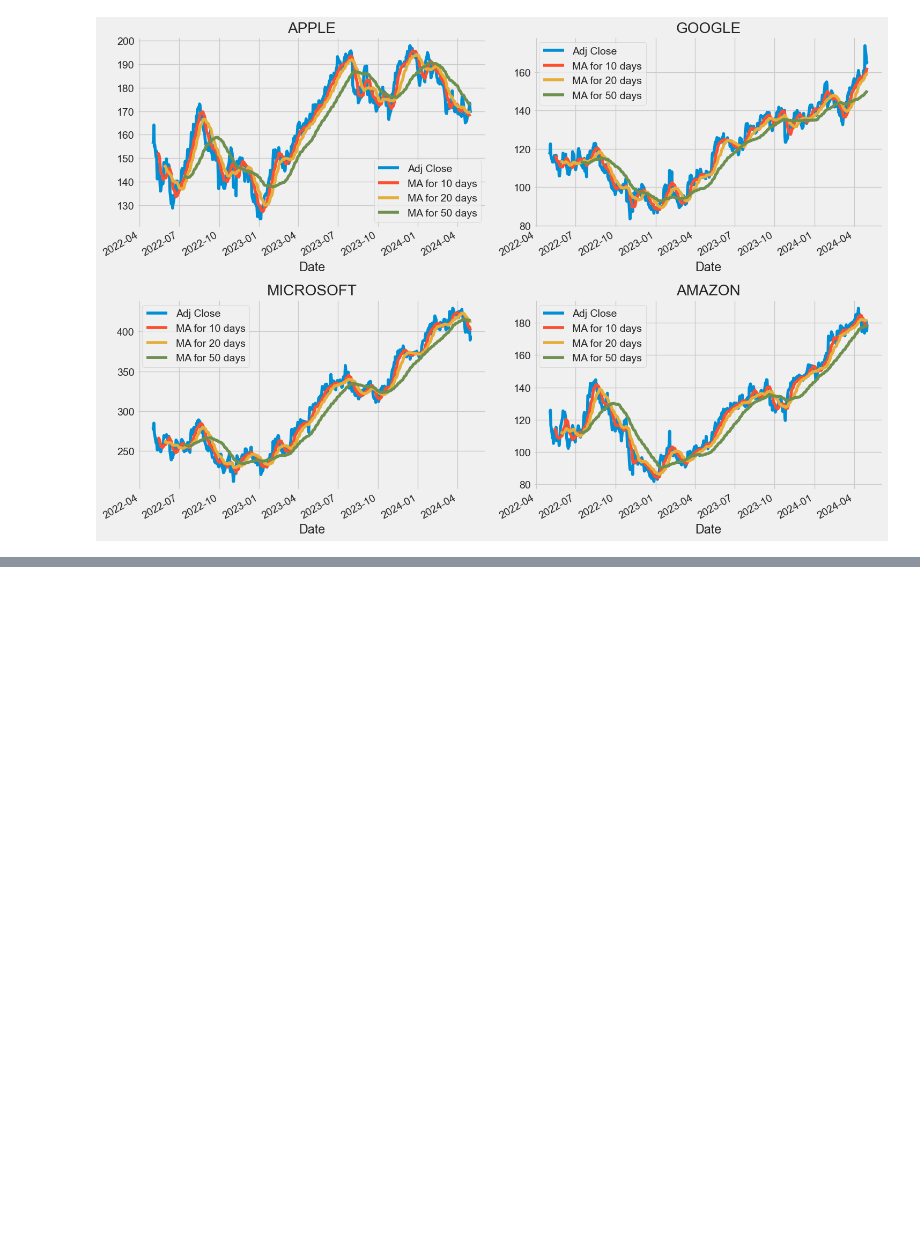
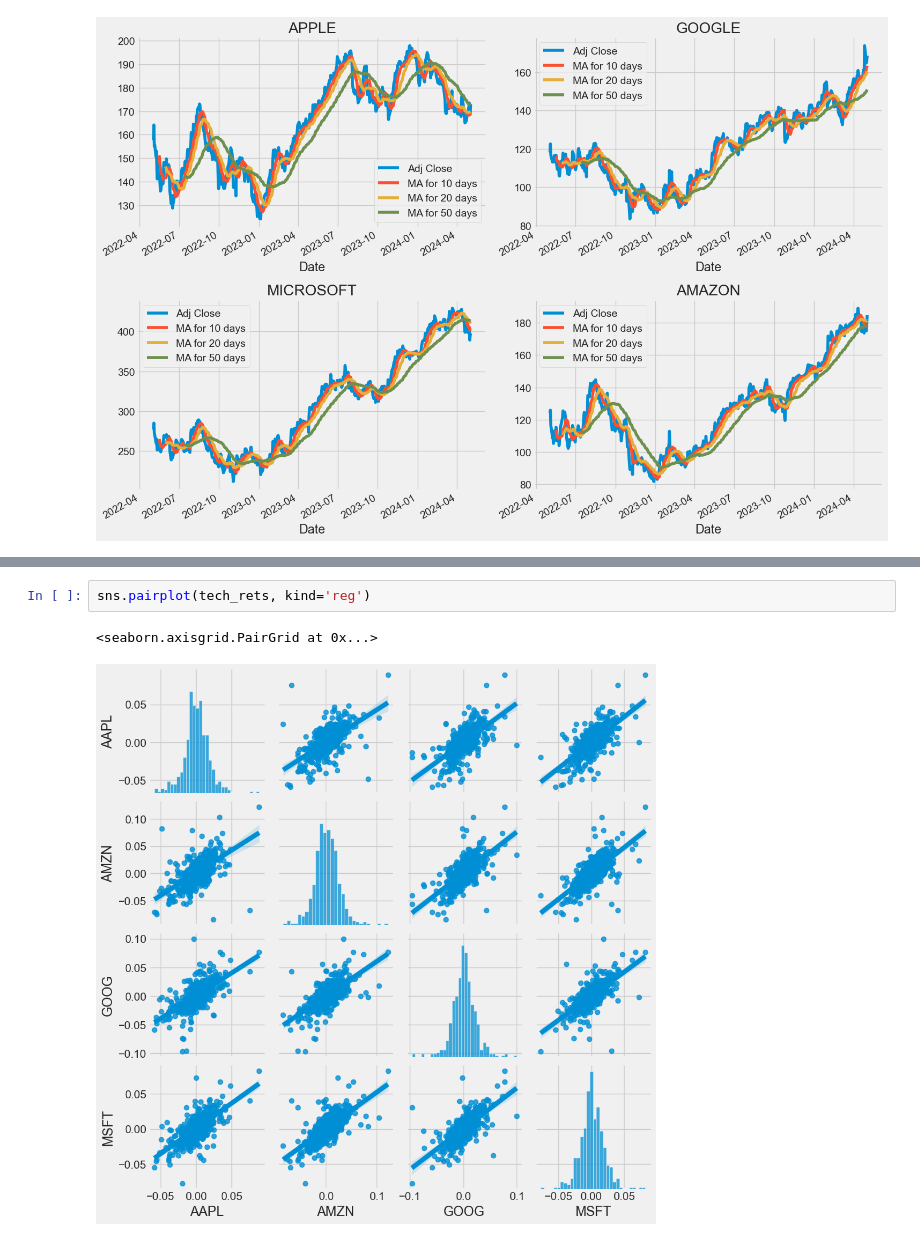
Before and after one commit to golubnichiy/big_data_04_24, a Jupyter notebook: day_16.ipynb, the cells around one changed output, grey strips where cells are left out. Drawn from its saved outputs; the diff is of its cells as text; blank space fills up the shorter version.

```diff
--- a/day_16.ipynb
+++ b/day_16.ipynb
@@ -172,0 +237,5 @@ fig.tight_layout()
+# %%
+sns.pairplot(tech_rets, kind='reg')
+# %% [output]
+<seaborn.axisgrid.PairGrid at 0x...>
+[figure, added]
```
Also changed, not shown: parts of 27 cells of this notebook, 1 other file.
